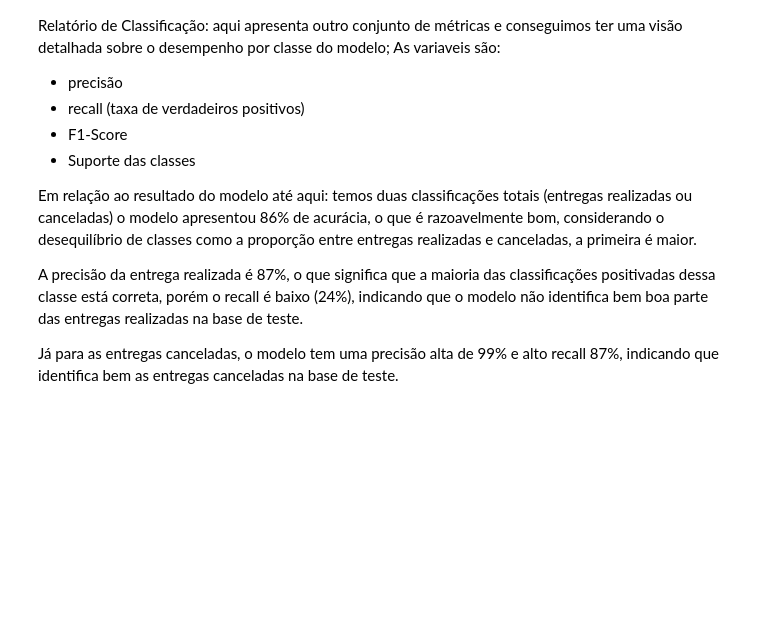
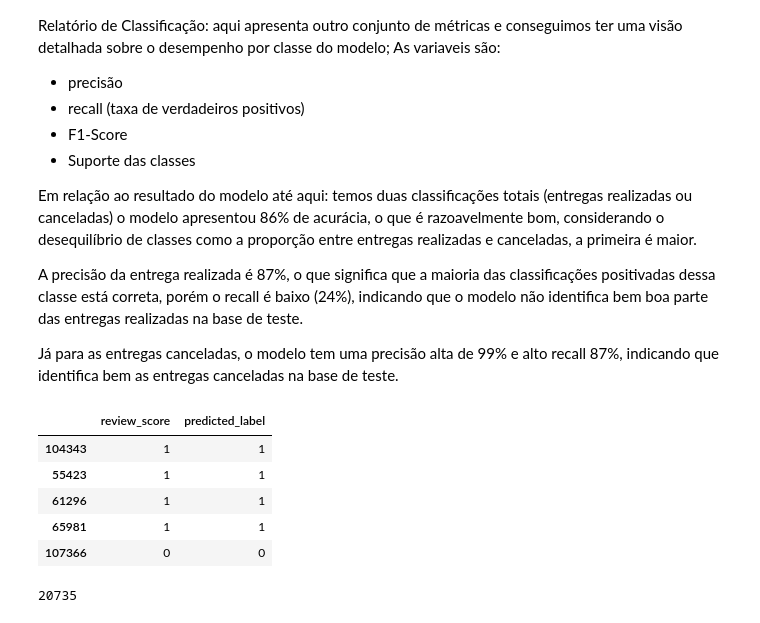
Before and after one commit to lauranonato/Projeto-Satisfacao-Consumidor, a Jupyter notebook: projeto_satisfacao_consumidores_ecommercev0.ipynb, the cells around one changed output. Cells and saved outputs as stored; diff of their text form; code cells hidden in the pictures; blank space fills up the shorter version.

```diff
--- a/projeto_satisfacao_consumidores_ecommercev0.ipynb
+++ b/projeto_satisfacao_consumidores_ecommercev0.ipynb
@@ -771,3 +771,24 @@ o modelo apresentou 86% de acurácia, o que é razoavelmente bom, considerando o
 A precisão da entrega realizada é 87%, o que significa que a maioria das classificações positivadas dessa classe está correta, porém o recall é baixo (24%), indicando que o modelo não identifica bem boa parte das entregas realizadas na base de teste.
 
 Já para as entregas canceladas, o modelo tem uma precisão alta de 99% e alto recall 87%, indicando que identifica bem as entregas canceladas na base de teste.
+# %%
+from sklearn.ensemble import RandomForestClassifier
+
+df_predictions = pd.DataFrame(y_test)  #Copia do DataFrame y_test para df_predictions
+
+# adiciono a coluna 'predicted_label' contendo as previsões do modelo
+df_predictions['predicted_label'] = y_pred_rf
+
+# Visualizar o DataFrame com as previsões
+df_predictions.head()
+# %% [output]
+|  | review_score | predicted_label |
+| 104343 | 1 | 1 |
+| 55423 | 1 | 1 |
+| 61296 | 1 | 1 |
+| 65981 | 1 | 1 |
+| 107366 | 0 | 0 |
+# %%
+len(df_predictions)
+# %% [output]
+20735
```
Also changed, not shown: parts of 1 cell of this notebook.
